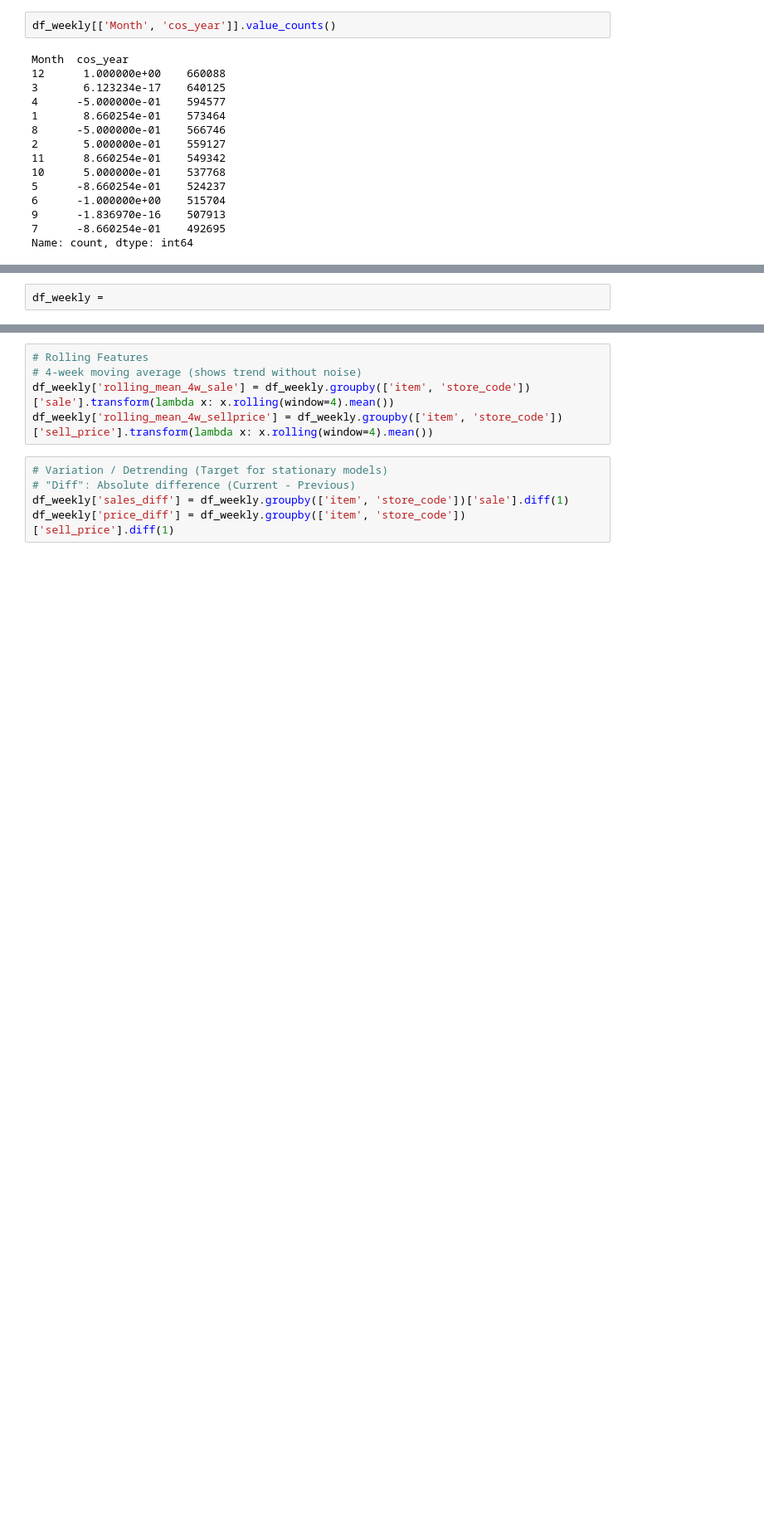
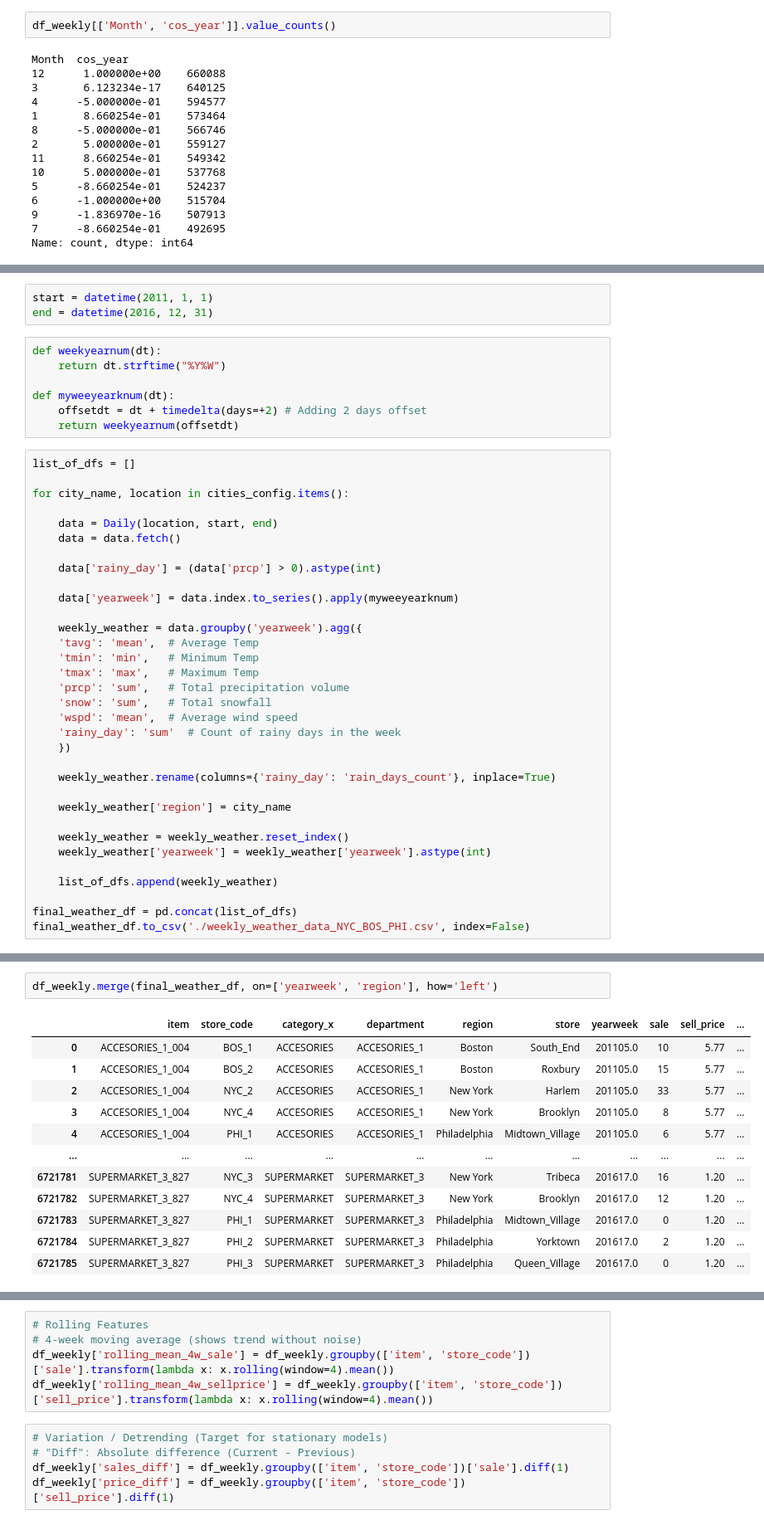
Before and after one commit to asansal/DS_market_Capstone, a Jupyter notebook: tarea_3_DSMarket_time_series.ipynb, the cells around one changed output, grey strips where cells are left out. Shown: that part at 83% size. Cells and saved outputs as stored; diff of their text form; blank space fills up the shorter version.

Commit message:
added weather features

```diff
--- a/tarea_3_DSMarket_time_series.ipynb
+++ b/tarea_3_DSMarket_time_series.ipynb
@@ -297,0 +310,43 @@ Name: count, dtype: int64
+# %%
+start = datetime(2011, 1, 1)
+end = datetime(2016, 12, 31)
+# %%
+def weekyearnum(dt):
+    return dt.strftime("%Y%W")
+
+def myweeyearknum(dt):
+    offsetdt = dt + timedelta(days=+2) # Adding 2 days offset
+    return weekyearnum(offsetdt)
+# %%
+list_of_dfs = []
+
+for city_name, location in cities_config.items():
+
+    data = Daily(location, start, end)
+    data = data.fetch()
+
+    data['rainy_day'] = (data['prcp'] > 0).astype(int)
+
+    data['yearweek'] = data.index.to_series().apply(myweeyearknum)
+
+    weekly_weather = data.groupby('yearweek').agg({
+    'tavg': 'mean',  # Average Temp
+    'tmin': 'min',   # Minimum Temp
+    'tmax': 'max',   # Maximum Temp
+    'prcp': 'sum',   # Total precipitation volume
+    'snow': 'sum',   # Total snowfall
+    'wspd': 'mean',  # Average wind speed
+    'rainy_day': 'sum'  # Count of rainy days in the week
+    })
+
+    weekly_weather.rename(columns={'rainy_day': 'rain_days_count'}, inplace=True)
+
+    weekly_weather['region'] = city_name
+
+    weekly_weather = weekly_weather.reset_index()
+    weekly_weather['yearweek'] = weekly_weather['yearweek'].astype(int)
+
+    list_of_dfs.append(weekly_weather)
+
+final_weather_df = pd.concat(list_of_dfs)
+final_weather_df.to_csv('./weekly_weather_data_NYC_BOS_PHI.csv', index=False)
@@ -298,2 +383,15 @@ Name: count, dtype: int64
 # %%
-df_weekly =
+df_weekly.merge(final_weather_df, on=['yearweek', 'region'], how='left')
+# %% [output]
+|  | item | store_code | category_x | department | region | store | yearweek | sale | sell_price | ... |
+| 0 | ACCESORIES_1_004 | BOS_1 | ACCESORIES | ACCESORIES_1 | Boston | South_End | 201105.0 | 10 | 5.77 | ... |
+| 1 | ACCESORIES_1_004 | BOS_2 | ACCESORIES | ACCESORIES_1 | Boston | Roxbury | 201105.0 | 15 | 5.77 | ... |
+| 2 | ACCESORIES_1_004 | NYC_2 | ACCESORIES | ACCESORIES_1 | New York | Harlem | 201105.0 | 33 | 5.77 | ... |
+| 3 | ACCESORIES_1_004 | NYC_4 | ACCESORIES | ACCESORIES_1 | New York | Brooklyn | 201105.0 | 8 | 5.77 | ... |
+| 4 | ACCESORIES_1_004 | PHI_1 | ACCESORIES | ACCESORIES_1 | Philadelphia | Midtown_Village | 201105.0 | 6 | 5.77 | ... |
+| ... | ... | ... | ... | ... | ... | ... | ... | ... | ... | ... |
+| 6721781 | SUPERMARKET_3_827 | NYC_3 | SUPERMARKET | SUPERMARKET_3 | New York | Tribeca | 201617.0 | 16 | 1.20 | ... |
+| 6721782 | SUPERMARKET_3_827 | NYC_4 | SUPERMARKET | SUPERMARKET_3 | New York | Brooklyn | 201617.0 | 12 | 1.20 | ... |
+| 6721783 | SUPERMARKET_3_827 | PHI_1 | SUPERMARKET | SUPERMARKET_3 | Philadelphia | Midtown_Village | 201617.0 | 0 | 1.20 | ... |
+| 6721784 | SUPERMARKET_3_827 | PHI_2 | SUPERMARKET | SUPERMARKET_3 | Philadelphia | Yorktown | 201617.0 | 2 | 1.20 | ... |
+| 6721785 | SUPERMARKET_3_827 | PHI_3 | SUPERMARKET | SUPERMARKET_3 | Philadelphia | Queen_Village | 201617.0 | 0 | 1.20 | ... |
```
Also changed, not shown: parts of 14 cells of this notebook, 1 other file.
